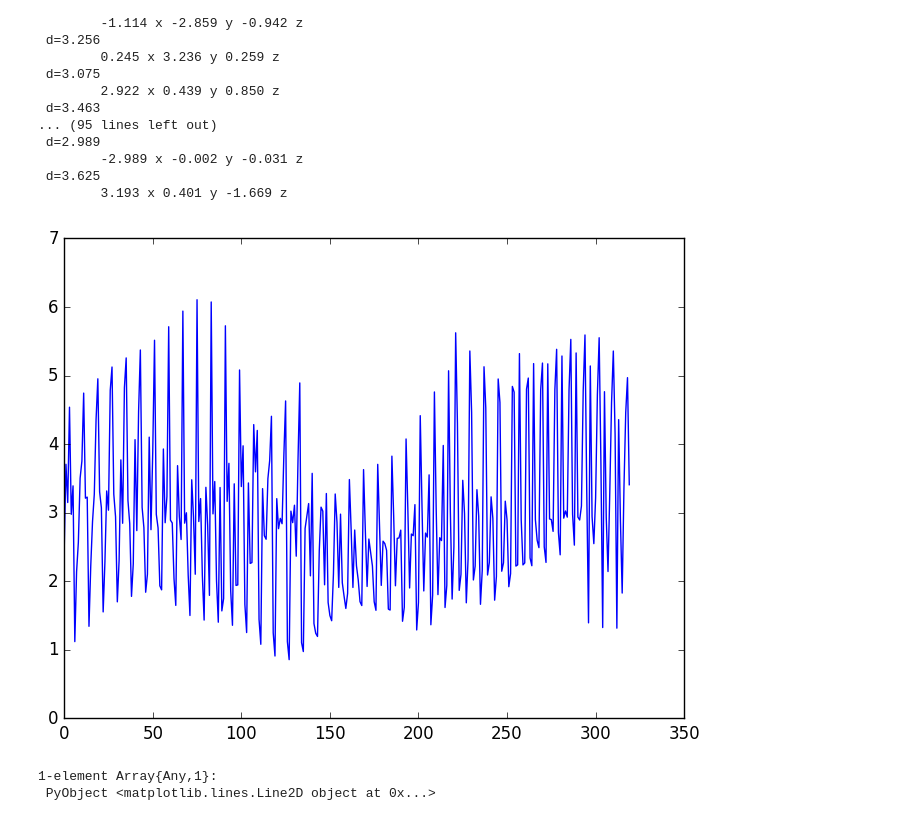
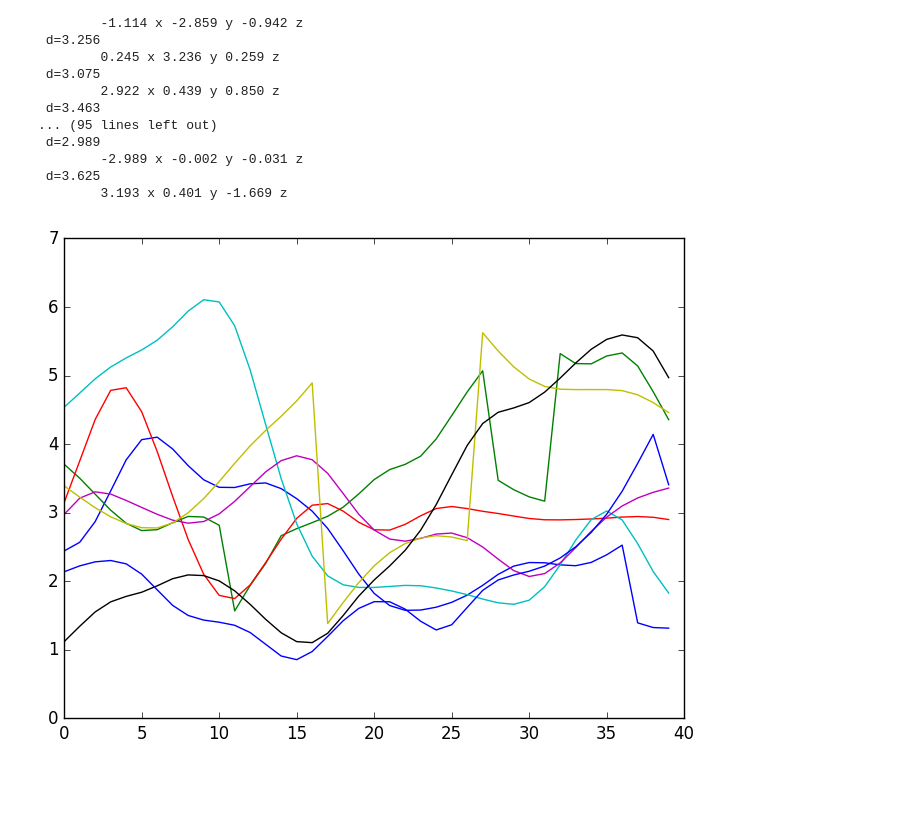
Before and after one commit to WMD-group/SMASH.jl, a Jupyter notebook: SMASH-Test.ipynb, the cells around one changed output. Saved outputs shown, nothing was run; the diff lists cells and outputs as text; code cells hidden in the pictures; blank space fills up the shorter version.

Commit message:
Interleaving lines for Pb-I dimerisation.

```diff
--- a/SMASH-Test.ipynb
+++ b/SMASH-Test.ipynb
@@ -207,34 +207,35 @@ Pb: at [0.22496633 0.2358923 0.26068022] Fractional
 # %%
 # iterate over frames, calculate distnaces between Pb and I. Doesn't use PBCs currently!
 tally=Float64[]
 for i in 1:sizeof(t)
     Pbs=t.frames[i][t.atomlookup .=="Pb",:]
     Is=t.frames[i][t.atomlookup .=="I",:]
 
     for j=1:size(Pbs,1)
         Pb=Pbs[j,:]
         tot=[0 0 0]
         #print("Pb: at ",Pb," Fractional \n")
         for k=1:size(Is,1)
             I=Is[k,:]
 
             #println("Pb: ",Pb," I: ",I," Diff: ",Pb-I, " Norm: ",norm(Pb-I))
             if (norm(minimd(Pb,I,t.cell))<4) # MAGIC NUMBER; Pb-I distance angstroms
                 #@printf(" %0.3f",norm(minimd(Pb,I,t.cell)))
                 myd=minimd(Pb,I,t.cell)
                 #show(myd)
                 tot+=myd
                 #@printf("\n d=%0.3f\n\t%0.3f x %0.3f y %0.3f z",norm(myd),myd[1],myd[2],myd[3] )
             end
         end
         #@printf("\nTotal sum of vectors; norm: %0.3f x=%0.3f y=%0.3f z=%0.3f \n",norm(tot),tot[1],tot[2],tot[3])
         push!(tally,norm(tot))
     end
 
 end
 
-PyPlot.plot(tally)
+#PyPlot.plot(tally)
+for i in 1:8
+    plot(tally[i:8:end])
+end
 # %% [output]
-[figure, old version]
+[figure, new version]
-1-element Array{Any,1}:
- PyObject <matplotlib.lines.Line2D object at 0x...>
```
Also changed, not shown: parts of 2 cells of this notebook.
